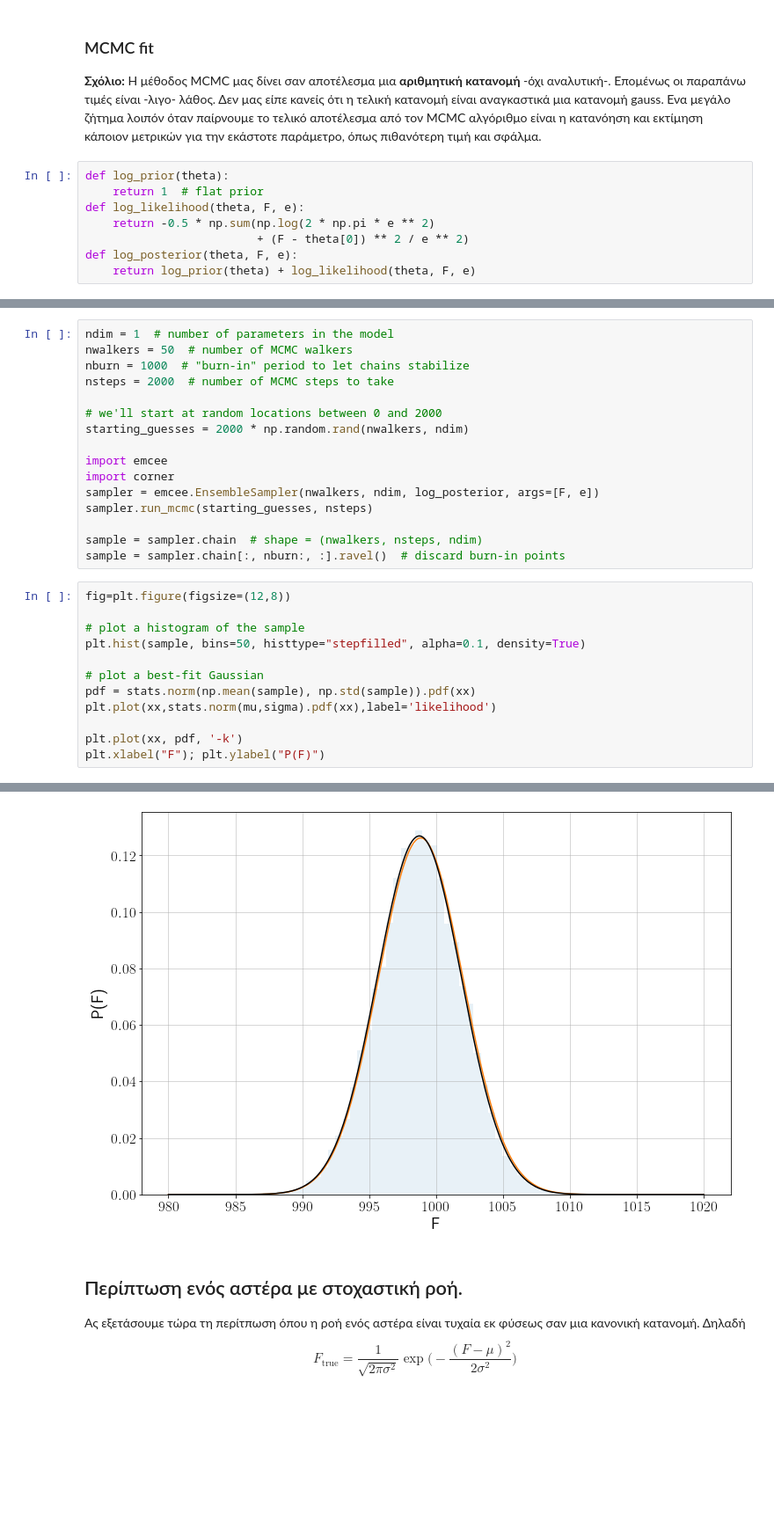
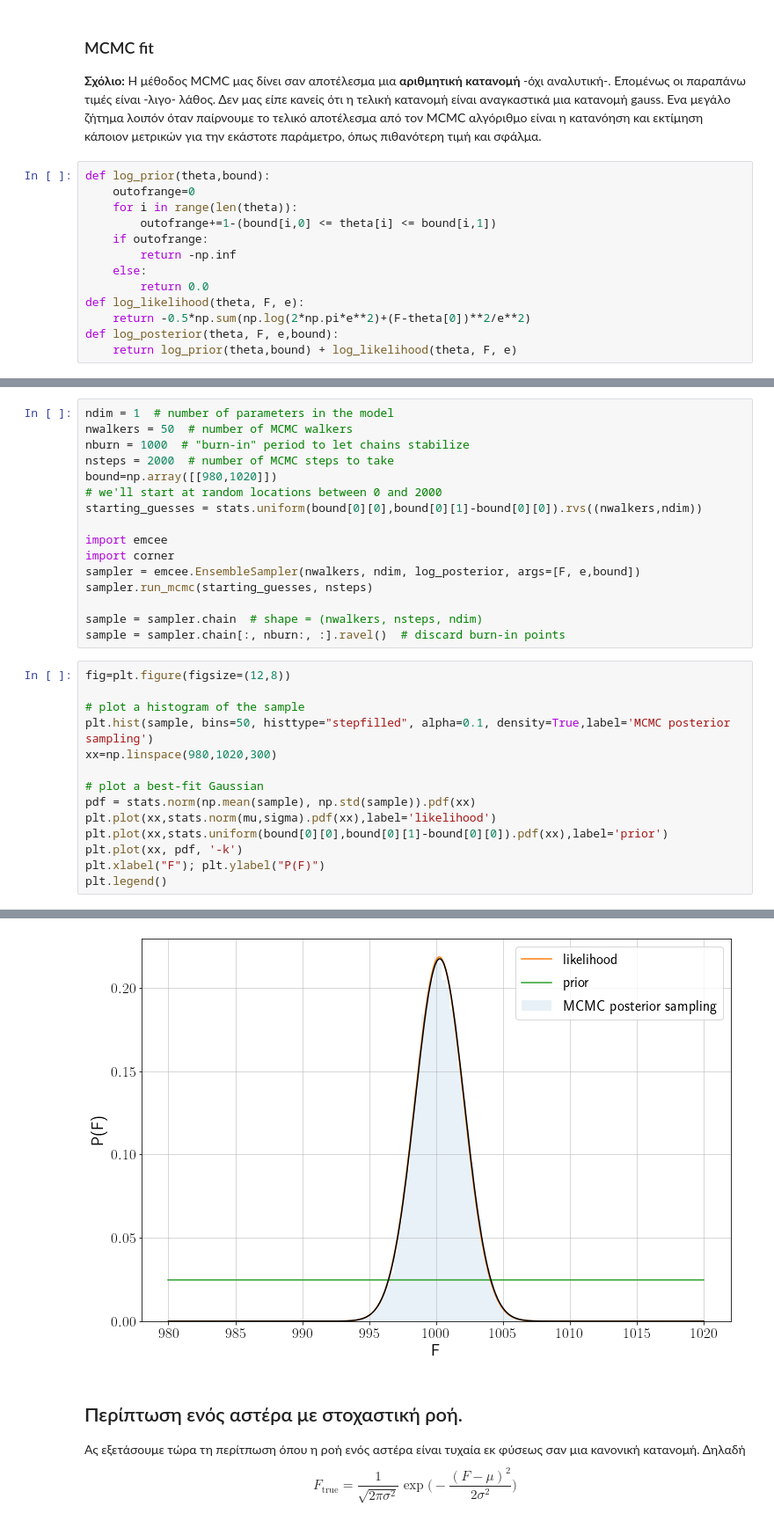
Before and after one commit to Mixpap/AstrostatisticsWorkshop, a Jupyter notebook: Astrostatistics1.ipynb, the cells around one changed output, grey strips where cells are left out. Shown at 88% size. Saved outputs shown, nothing was run; the diff lists cells and outputs as text; blank space fills up the shorter version.

```diff
--- a/Astrostatistics1.ipynb
+++ b/Astrostatistics1.ipynb
@@ -446,10 +499,15 @@ Flux (maximum posterior): 1009.0 +/- 0.95
 ### MCMC fit
 **Σχόλιο:** Η μέθοδος MCMC μας δίνει σαν αποτέλεσμα μια **αριθμητική κατανομή** -όχι αναλυτική-. Επομένως οι παραπάνω τιμές είναι -λιγο- λάθος. Δεν μας είπε κανείς ότι η τελική κατανομή είναι αναγκαστικά μια κατανομή gauss. Ενα μεγάλο ζήτημα λοιπόν όταν παίρνουμε το τελικό αποτέλεσμα από τον MCMC αλγόριθμο είναι η κατανόηση και εκτίμηση κάποιον μετρικών για την εκάστοτε παράμετρο, όπως πιθανότερη τιμή και σφάλμα.
 # %%
-def log_prior(theta):
-    return 1  # flat prior
+def log_prior(theta,bound):
+    outofrange=0
+    for i in range(len(theta)):
+        outofrange+=1-(bound[i,0] <= theta[i] <= bound[i,1])
+    if outofrange:
+        return -np.inf
+    else:
+        return 0.0
 def log_likelihood(theta, F, e):
-    return -0.5 * np.sum(np.log(2 * np.pi * e ** 2)
-                         + (F - theta[0]) ** 2 / e ** 2)
-def log_posterior(theta, F, e):
-    return log_prior(theta) + log_likelihood(theta, F, e)
+    return -0.5*np.sum(np.log(2*np.pi*e**2)+(F-theta[0])**2/e**2)
+def log_posterior(theta, F, e,bound):
+    return log_prior(theta,bound) + log_likelihood(theta, F, e)
@@ -458,13 +524,13 @@ ndim = 1  # number of parameters in the model
 nwalkers = 50  # number of MCMC walkers
 nburn = 1000  # "burn-in" period to let chains stabilize
 nsteps = 2000  # number of MCMC steps to take
-
+bound=np.array([[980,1020]])
 # we'll start at random locations between 0 and 2000
-starting_guesses = 2000 * np.random.rand(nwalkers, ndim)
+starting_guesses = stats.uniform(bound[0][0],bound[0][1]-bound[0][0]).rvs((nwalkers,ndim))
 
 import emcee
 import corner
-sampler = emcee.EnsembleSampler(nwalkers, ndim, log_posterior, args=[F, e])
+sampler = emcee.EnsembleSampler(nwalkers, ndim, log_posterior, args=[F, e,bound])
 sampler.run_mcmc(starting_guesses, nsteps)
 
 sample = sampler.chain  # shape = (nwalkers, nsteps, ndim)
@@ -473,12 +539,14 @@ sample = sampler.chain[:, nburn:, :].ravel()  # discard burn-in points
 fig=plt.figure(figsize=(12,8))
 
 # plot a histogram of the sample
-plt.hist(sample, bins=50, histtype="stepfilled", alpha=0.1, density=True)
+plt.hist(sample, bins=50, histtype="stepfilled", alpha=0.1, density=True,label='MCMC posterior sampling')
+xx=np.linspace(980,1020,300)
 
 # plot a best-fit Gaussian
 pdf = stats.norm(np.mean(sample), np.std(sample)).pdf(xx)
 plt.plot(xx,stats.norm(mu,sigma).pdf(xx),label='likelihood')
-
+plt.plot(xx,stats.uniform(bound[0][0],bound[0][1]-bound[0][0]).pdf(xx),label='prior')
 plt.plot(xx, pdf, '-k')
 plt.xlabel("F"); plt.ylabel("P(F)")
+plt.legend()
 # %% [output]
@@ -486,4 +554,4 @@ Text(0, 0.5, 'P(F)')
-[figure, old version]
+[figure, new version]
 # %% [markdown]
 ## Περίπτωση ενός αστέρα με στοχαστική ροή.
 Ας εξετάσουμε τώρα τη περίτπωση όπου η ροή ενός αστέρα είναι τυχαία εκ φύσεως σαν μια κανονική κατανομή. Δηλαδή
```
Also changed, not shown: parts of 23 cells of this notebook.
